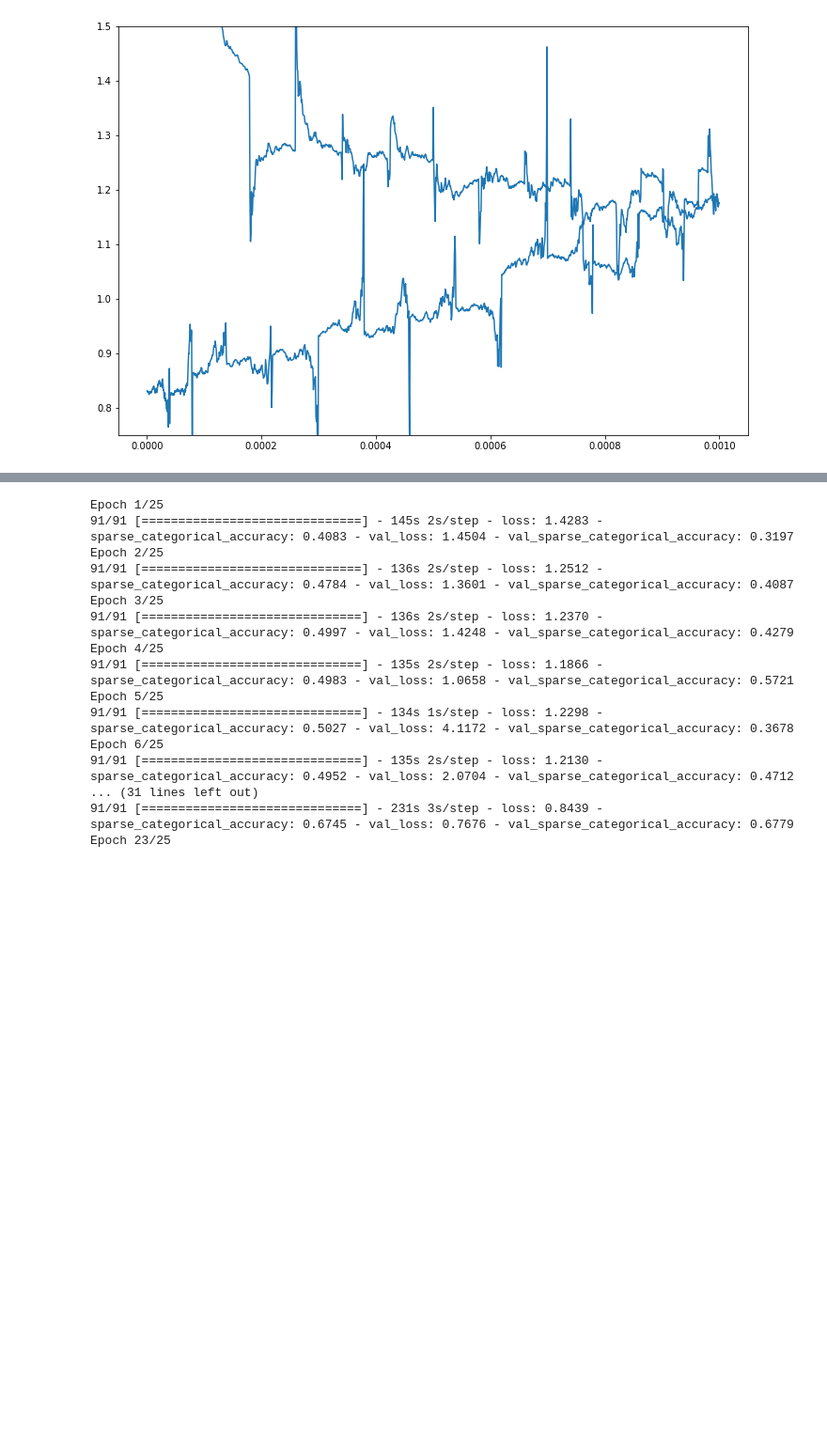
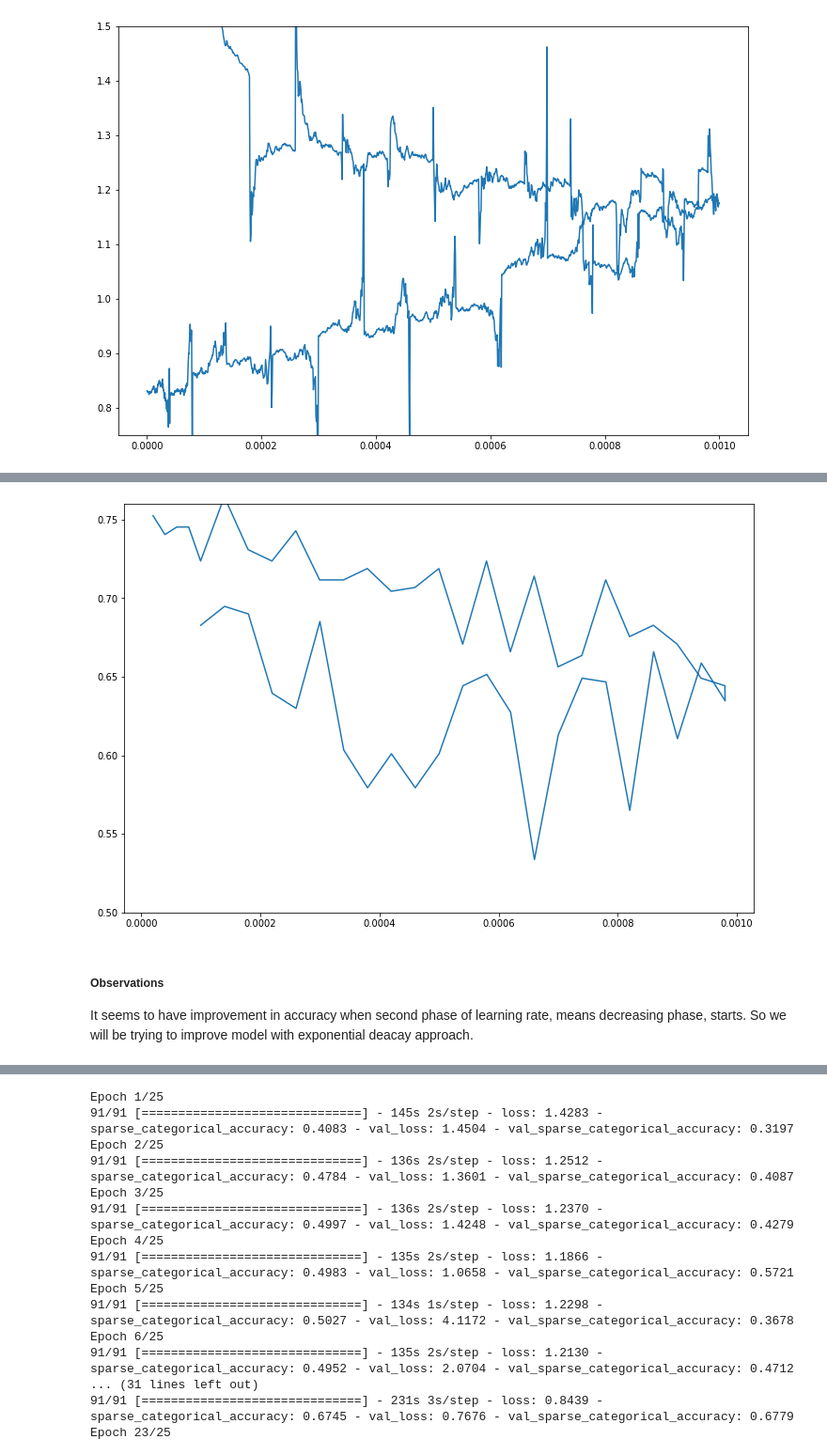
Before and after one commit to Kaushalkhokhar/complete-ml, a Jupyter notebook: projects/CNN/flowers.ipynb, the cells around one changed output, grey strips where cells are left out. Shown at 94% size. Drawn from its saved outputs; the diff is of its cells as text; code cells hidden in the pictures; blank space fills up the shorter version.

```diff
--- a/projects/CNN/flowers.ipynb
+++ b/projects/CNN/flowers.ipynb
@@ -1823,0 +2035,11 @@ plt.show()
+# %%
+plt.figure(figsize=(12, 8))
+plt.plot(summary["lrate"][::91], history.history["val_sparse_categorical_accuracy"])
+plt.gca().set_ylim([0.5, 0.76])
+plt.show()
+# %% [output]
+[figure, added]
+# %% [markdown]
+##### Observations
+
+It seems to have improvement in accuracy when second phase of learning rate, means decreasing phase, starts. So we will be trying to improve model with exponential deacay approach.
```
Also changed, not shown: parts of 40 cells of this notebook, 1 other file.
